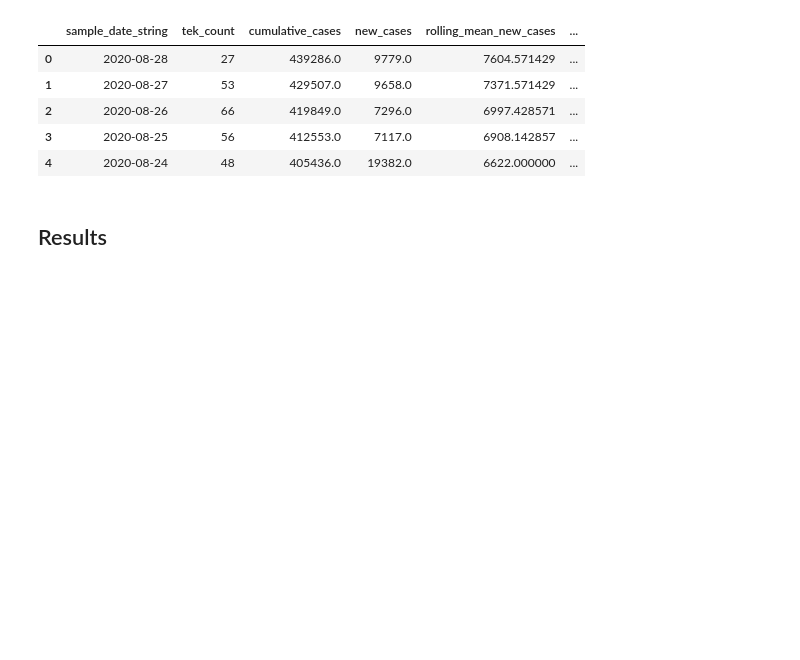
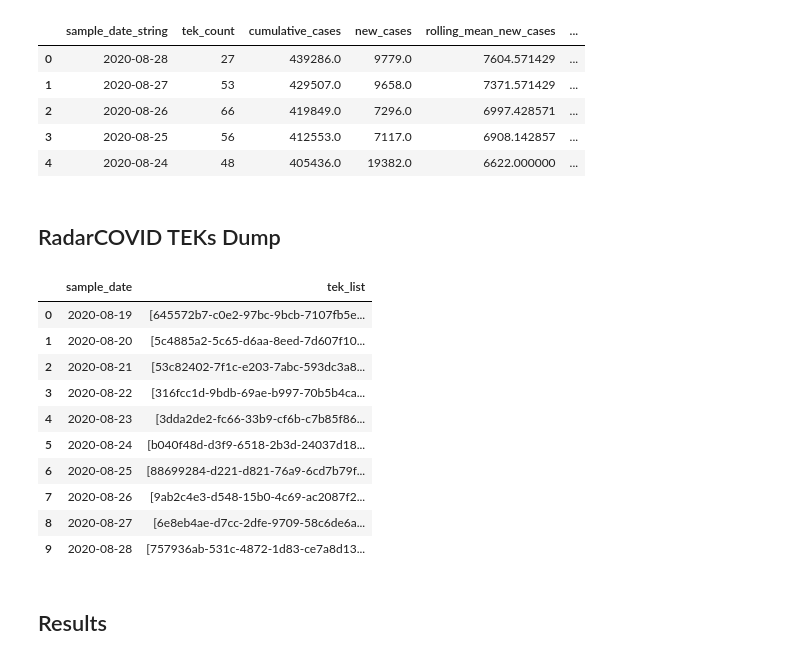
Before and after one commit to luis-sanfelices/RadarCOVID-Report, a Jupyter notebook: Notebooks/RadarCOVID-Report-2020-08-30.ipynb, the cells around one changed output. Cells and saved outputs as stored; diff of their text form; code cells hidden in the pictures; blank space fills up the shorter version.

Commit message:
[RadarCOVID-Report] Updated Report

```diff
--- a/Notebooks/RadarCOVID-Report-2020-08-30.ipynb
+++ b/Notebooks/RadarCOVID-Report-2020-08-30.ipynb
@@ -82,6 +82,34 @@ exposure_keys_summary_df.head()
 # %%
 exposure_keys_summary_df["sample_date"] = pd.to_datetime(exposure_keys_summary_df.sample_date_string)
 exposure_keys_summary_df.set_index("sample_date", inplace=True)
+# %% [markdown]
+## RadarCOVID TEKs Dump
+# %%
+import datetime
+
+tek_list_df = exposure_keys_df[["sample_date_string", "key_data"]].copy()
+tek_list_df["key_data"] = tek_list_df["key_data"].apply(str)
+tek_list_df.rename(columns={
+    "sample_date_string": "sample_date",
+    "key_data": "tek_list"}, inplace=True)
+tek_list_df = tek_list_df.groupby(
+    "sample_date").tek_list.unique().reset_index()
+tek_list_df.to_json(
+    "Data/RadarCOVID-Report-" + datetime.datetime.utcnow().strftime("%Y-%m-%d") + ".json",
+    lines=True, orient="records")
+tek_list_df
+# %% [output]
+|  | sample_date | tek_list |
+| 0 | 2020-08-19 | [645572b7-c0e2-97bc-9bcb-7107fb5e... |
+| 1 | 2020-08-20 | [5c4885a2-5c65-d6aa-8eed-7d607f10... |
+| 2 | 2020-08-21 | [53c82402-7f1c-e203-7abc-593dc3a8... |
+| 3 | 2020-08-22 | [316fcc1d-9bdb-69ae-b997-70b5b4ca... |
+| 4 | 2020-08-23 | [3dda2de2-fc66-33b9-cf6b-c7b85f86... |
+| 5 | 2020-08-24 | [b040f48d-d3f9-6518-2b3d-24037d18... |
+| 6 | 2020-08-25 | [88699284-d221-d821-76a9-6cd7b79f... |
+| 7 | 2020-08-26 | [9ab2c4e3-d548-15b0-4c69-ac2087f2... |
+| 8 | 2020-08-27 | [6e8eb4ae-d7cc-2dfe-9709-58c6de6a... |
+| 9 | 2020-08-28 | [757936ab-531c-4872-1d83-ce7a8d13... |
 # %% [markdown]
 ## Results
 # %%
```
Also changed, not shown: parts of 2 cells of this notebook.
